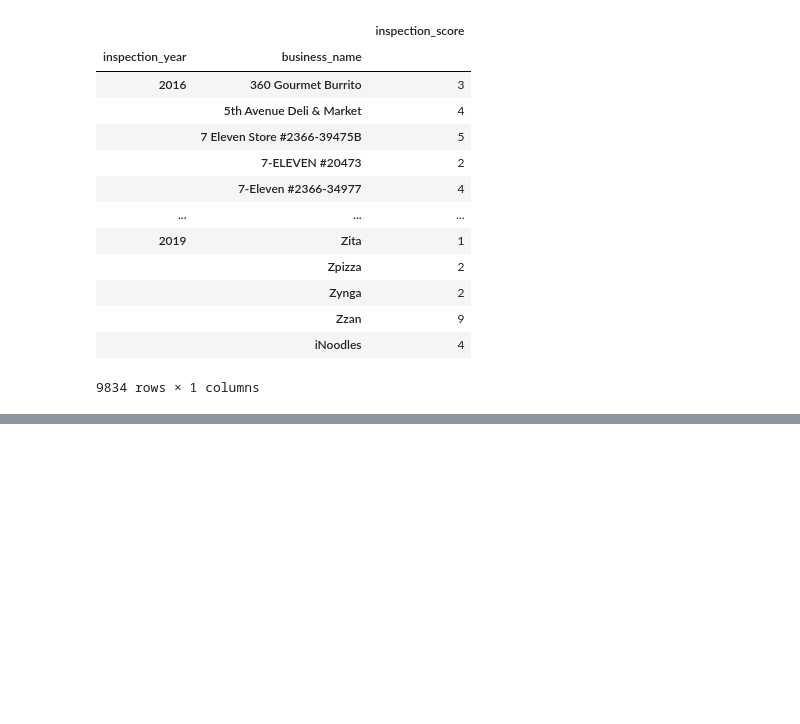
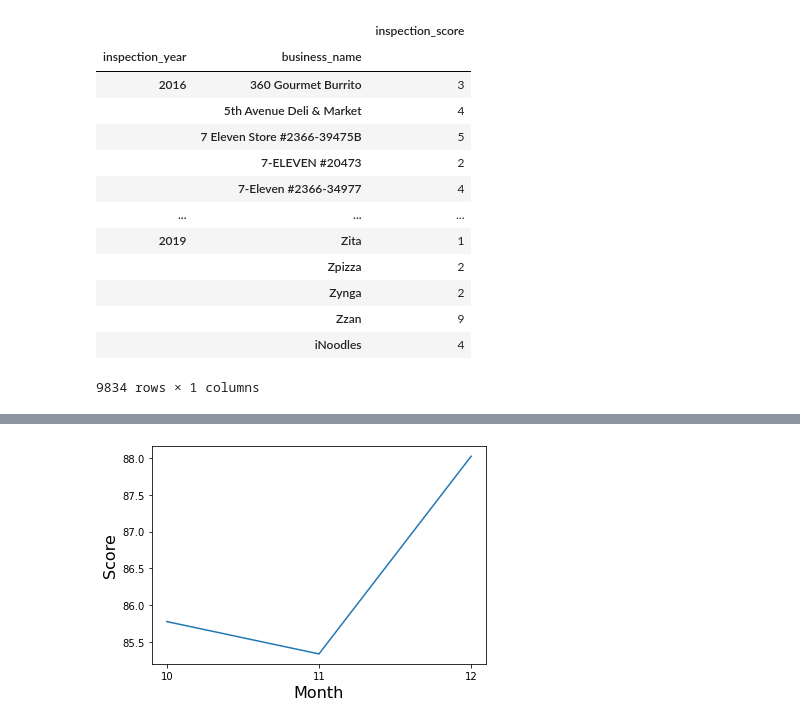
Before and after one commit to jrthompson25/Capstone-Project, a Jupyter notebook: Notebooks/capstone_restaurant_inspections_sanfran.ipynb, the cells around one changed output, grey strips where cells are left out. Saved outputs shown, nothing was run; the diff lists cells and outputs as text; code cells hidden in the pictures; blank space fills up the shorter version.

```diff
--- a/Notebooks/capstone_restaurant_inspections_sanfran.ipynb
+++ b/Notebooks/capstone_restaurant_inspections_sanfran.ipynb
@@ -1423,0 +1477,14 @@ popPerZip
+# %%
+#2016 Only
+year2016 = sanFranInspectsAndZips[sanFranInspectsAndZips['inspection_year'].isin(['2016'])]
+avgScorePerMonth2016 = year2016.groupby('inspection_month')['inspection_score'].mean().to_frame()
+avgScorePerMonth2016 = avgScorePerMonth2016.rename(columns={'inspection_score' : 'score'})
+avgScorePerMonth2016 = avgScorePerMonth2016.reset_index()
+
+#Line chart
+plt.plot(avgScorePerMonth2016.inspection_month, avgScorePerMonth2016.score)
+plt.xlabel('Month', fontsize=16)
+plt.ylabel('Score', fontsize=16)
+plt.show()
+# %% [output]
+[figure, added]
```
Also changed, not shown: parts of 20 cells of this notebook.
